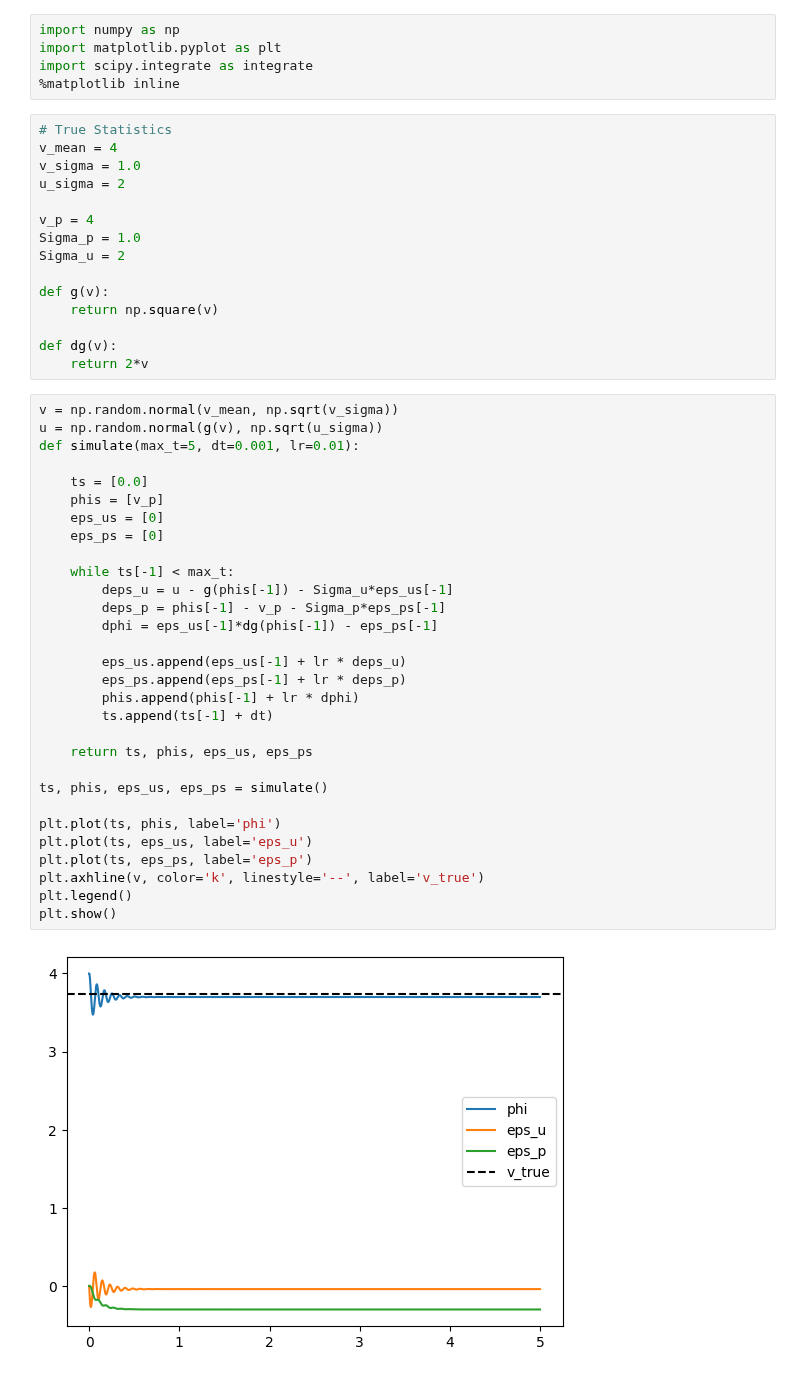
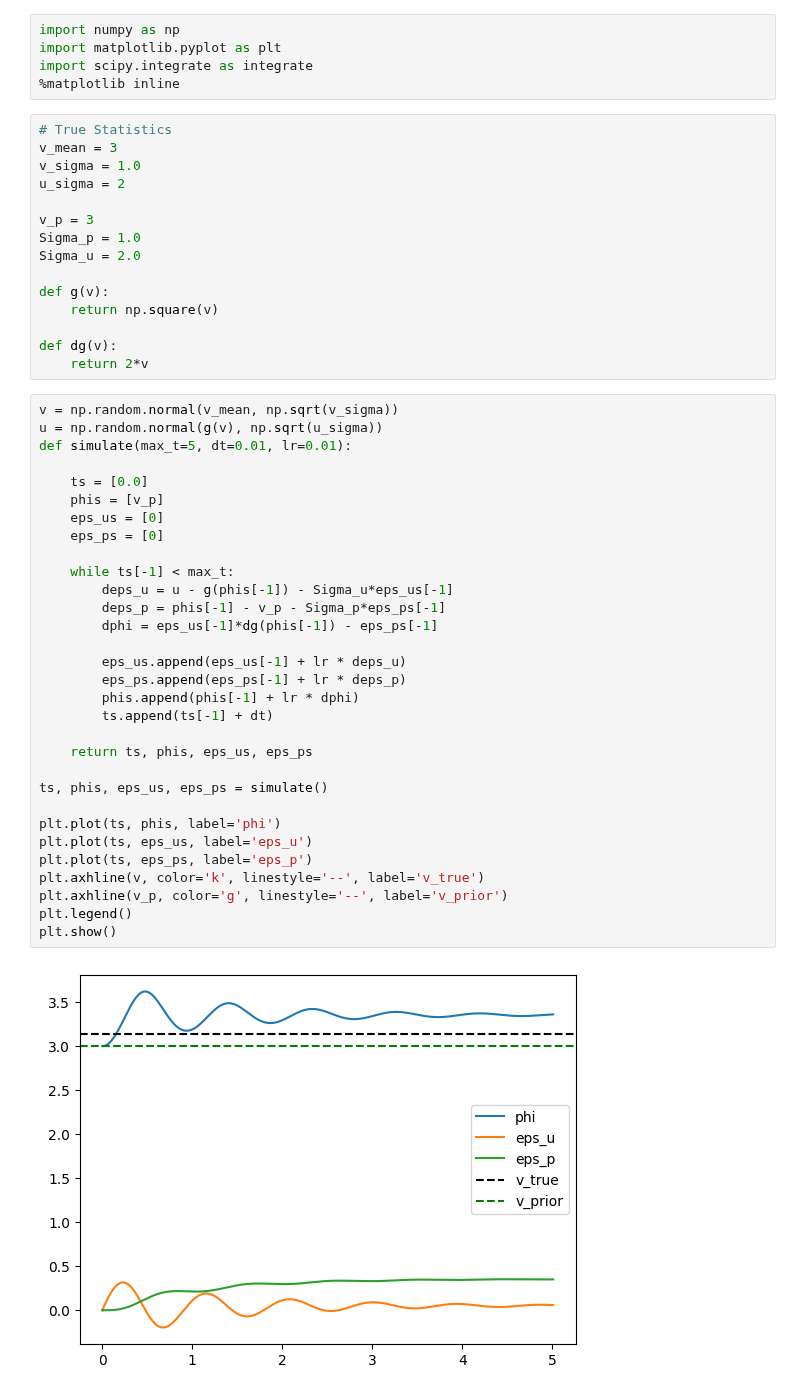
Before and after one commit to joeagriffith/ml-learning, a Jupyter notebook: CompNeuro/Bogacz_Tutorial/ex3.ipynb, the cells around one changed output. Saved outputs shown, nothing was run; the diff lists cells and outputs as text.

```diff
--- a/CompNeuro/Bogacz_Tutorial/ex3.ipynb
+++ b/CompNeuro/Bogacz_Tutorial/ex3.ipynb
@@ -7,13 +7,13 @@ import scipy.integrate as integrate
 %matplotlib inline
 # %%
 # True Statistics
-v_mean = 4
+v_mean = 3
 v_sigma = 1.0
 u_sigma = 2
 
-v_p = 4
+v_p = 3
 Sigma_p = 1.0
-Sigma_u = 2
+Sigma_u = 2.0
 
 def g(v):
     return np.square(v)
@@ -23,32 +23,33 @@ def dg(v):
 # %%
 v = np.random.normal(v_mean, np.sqrt(v_sigma))
 u = np.random.normal(g(v), np.sqrt(u_sigma))
-def simulate(max_t=5, dt=0.001, lr=0.01):
+def simulate(max_t=5, dt=0.01, lr=0.01):
 
     ts = [0.0]
     phis = [v_p]
     eps_us = [0]
     eps_ps = [0]
 
     while ts[-1] < max_t:
         deps_u = u - g(phis[-1]) - Sigma_u*eps_us[-1]
         deps_p = phis[-1] - v_p - Sigma_p*eps_ps[-1]
         dphi = eps_us[-1]*dg(phis[-1]) - eps_ps[-1]
 
         eps_us.append(eps_us[-1] + lr * deps_u)
         eps_ps.append(eps_ps[-1] + lr * deps_p)
         phis.append(phis[-1] + lr * dphi)
         ts.append(ts[-1] + dt)
 
     return ts, phis, eps_us, eps_ps
 
 ts, phis, eps_us, eps_ps = simulate()
 
 plt.plot(ts, phis, label='phi')
 plt.plot(ts, eps_us, label='eps_u')
 plt.plot(ts, eps_ps, label='eps_p')
 plt.axhline(v, color='k', linestyle='--', label='v_true')
+plt.axhline(v_p, color='g', linestyle='--', label='v_prior')
 plt.legend()
 plt.show()
 # %% [output]
-[figure, old version]
+[figure, new version]
```
Also changed, not shown: 23 other files.
